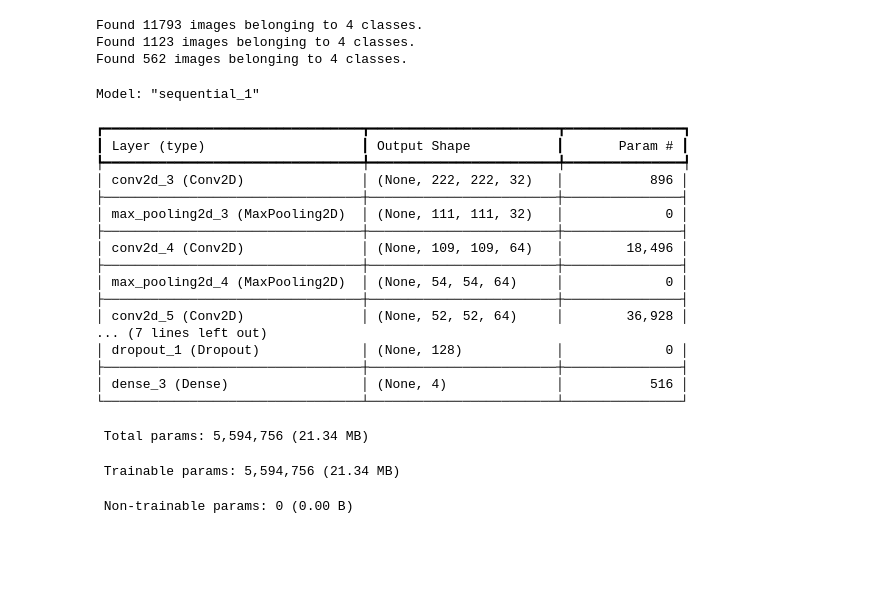
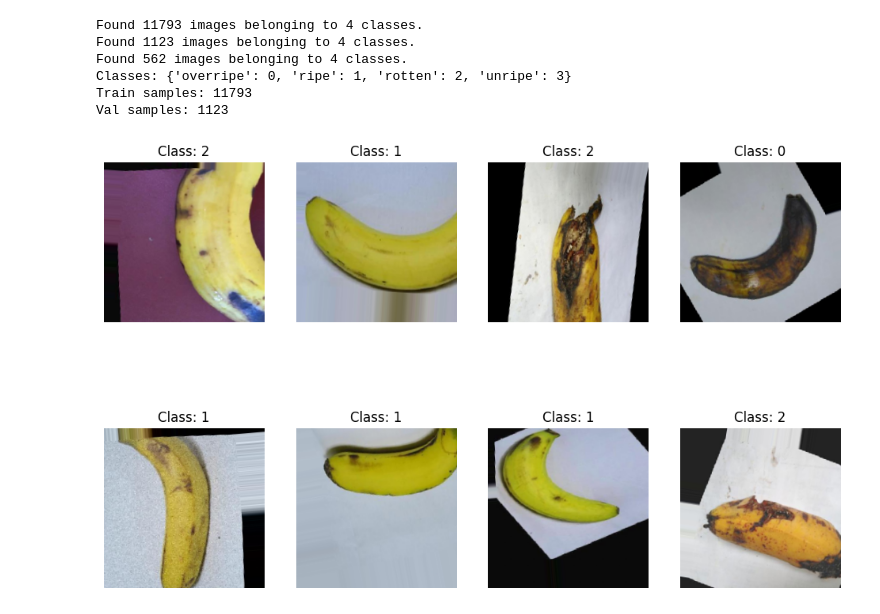
Before and after one commit to ATG13/banana-prediction-cnn, a Jupyter notebook: notebooks/01_data_exploration.ipynb, the cells around one changed output. Cells and saved outputs as stored; diff of their text form; code cells hidden in the pictures; blank space fills up the shorter version.

Commit message:
Need to train model

```diff
--- a/notebooks/01_data_exploration.ipynb
+++ b/notebooks/01_data_exploration.ipynb
@@ -8,31 +9,23 @@ from src.model import create_banana_cnn
 # %%
-train, valid, test = load_data()
+train_gen, val_gen, test_gen = load_data()
+print("Classes:", train_gen.class_indices)
+print("Train samples:", train_gen.samples)
+print("Val samples:", val_gen.samples)
 # %% [output]
 Found 11793 images belonging to 4 classes.
 Found 1123 images belonging to 4 classes.
 Found 562 images belonging to 4 classes.
+Classes: {'overripe': 0, 'ripe': 1, 'rotten': 2, 'unripe': 3}
+Train samples: 11793
+Val samples: 1123
-# %%
-model = create_banana_cnn()
-model.summary()
-# %% [output]
-Model: "sequential_1"
-┏━━━━━━━━━━━━━━━━━━━━━━━━━━━━━━━━━┳━━━━━━━━━━━━━━━━━━━━━━━━┳━━━━━━━━━━━━━━━┓
-┃ Layer (type)                    ┃ Output Shape           ┃       Param # ┃
-┡━━━━━━━━━━━━━━━━━━━━━━━━━━━━━━━━━╇━━━━━━━━━━━━━━━━━━━━━━━━╇━━━━━━━━━━━━━━━┩
-│ conv2d_3 (Conv2D)               │ (None, 222, 222, 32)   │           896 │
-├─────────────────────────────────┼────────────────────────┼───────────────┤
-│ max_pooling2d_3 (MaxPooling2D)  │ (None, 111, 111, 32)   │             0 │
-├─────────────────────────────────┼────────────────────────┼───────────────┤
-│ conv2d_4 (Conv2D)               │ (None, 109, 109, 64)   │        18,496 │
-├─────────────────────────────────┼────────────────────────┼───────────────┤
-│ max_pooling2d_4 (MaxPooling2D)  │ (None, 54, 54, 64)     │             0 │
-├─────────────────────────────────┼────────────────────────┼───────────────┤
-│ conv2d_5 (Conv2D)               │ (None, 52, 52, 64)     │        36,928 │
-... (7 lines left out)
-│ dropout_1 (Dropout)             │ (None, 128)            │             0 │
-├─────────────────────────────────┼────────────────────────┼───────────────┤
-│ dense_3 (Dense)                 │ (None, 4)              │           516 │
-└─────────────────────────────────┴────────────────────────┴───────────────┘
- Total params: 5,594,756 (21.34 MB)
- Trainable params: 5,594,756 (21.34 MB)
- Non-trainable params: 0 (0.00 B)
+# %%
+images, labels = next(train_gen)
+plt.figure(figsize=(12, 8))
+for i in range(8):
+    plt.subplot(2, 4, i+1)
+    plt.imshow(images[i])
+    plt.title(f'Class: {np.argmax(labels[i])}')
+    plt.axis('off')
+plt.show();
+# %% [output]
+[figure, added]
```
Also changed, not shown: parts of 1 cell of this notebook, 2 other files.
